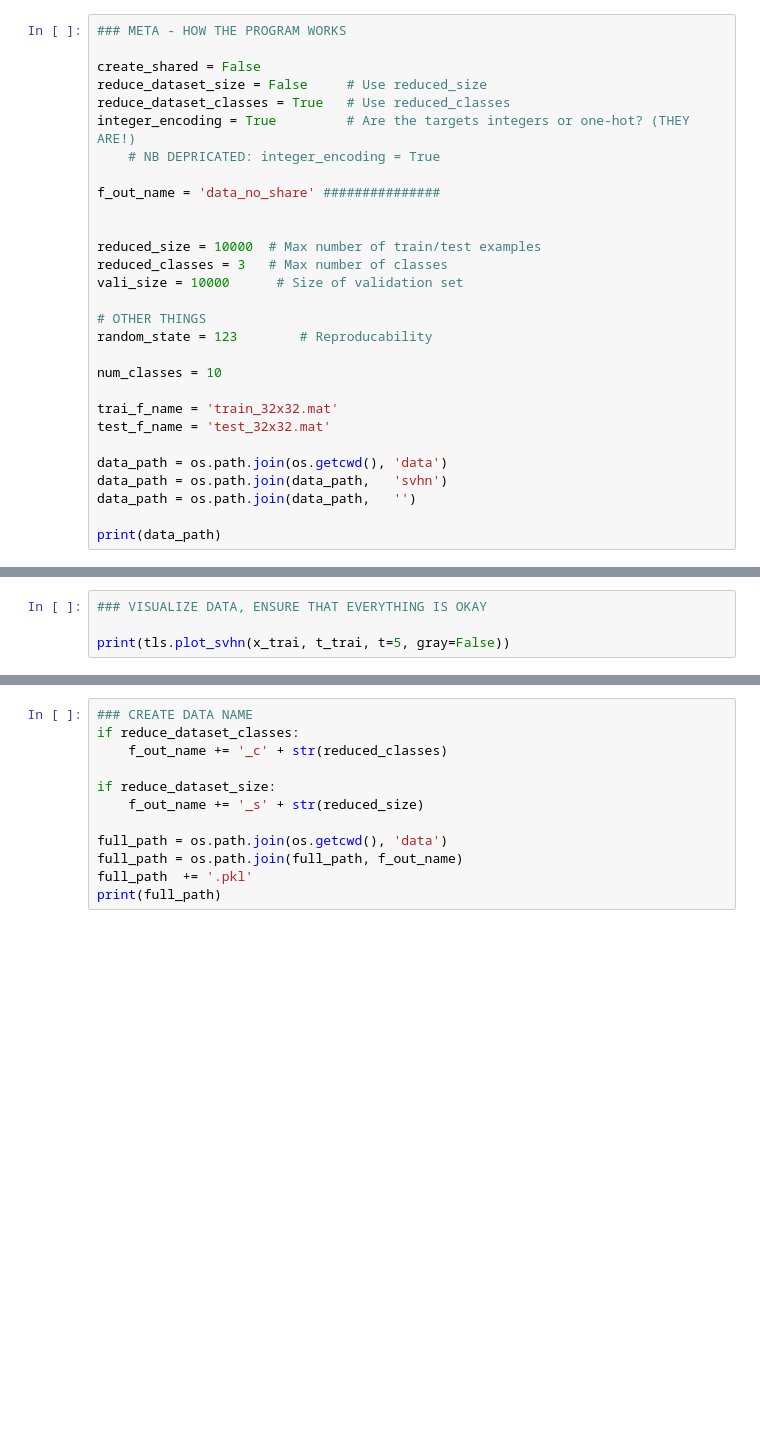
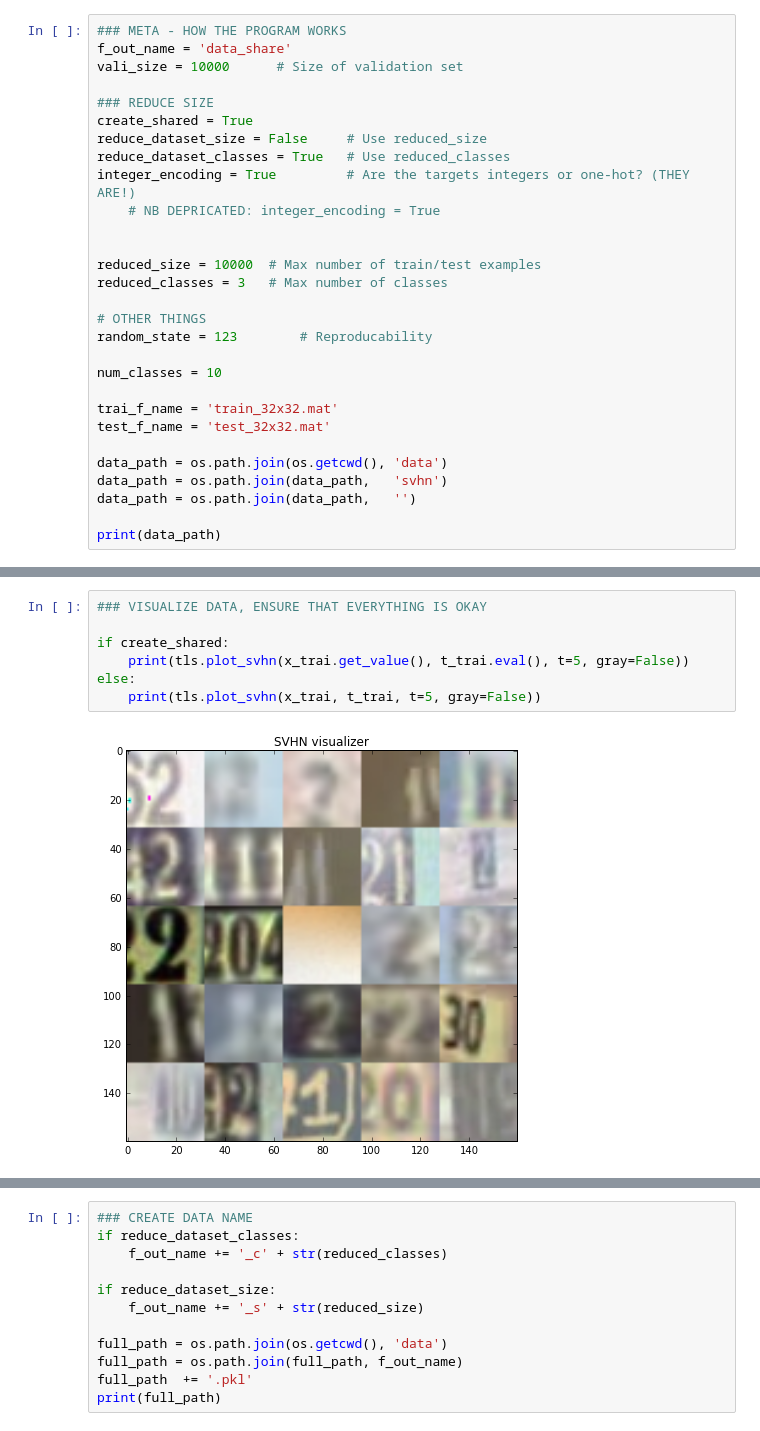
Before and after one commit to Faur/02456-VAE, a Jupyter notebook: svhn/data_handler.ipynb, the cells around one changed output, grey strips where cells are left out. Drawn from its saved outputs; the diff is of its cells as text; blank space fills up the shorter version.

```diff
--- a/svhn/data_handler.ipynb
+++ b/svhn/data_handler.ipynb
@@ -27,18 +31,18 @@ from data_loaders import svhn
 # %%
 ### META - HOW THE PROGRAM WORKS
+f_out_name = 'data_share'
+vali_size = 10000      # Size of validation set
 
-create_shared = False
+### REDUCE SIZE
+create_shared = True
 reduce_dataset_size = False     # Use reduced_size
 reduce_dataset_classes = True   # Use reduced_classes
 integer_encoding = True         # Are the targets integers or one-hot? (THEY ARE!)
     # NB DEPRICATED: integer_encoding = True
 
-f_out_name = 'data_no_share' ###############
-
 
 reduced_size = 10000  # Max number of train/test examples
 reduced_classes = 3   # Max number of classes
-vali_size = 10000      # Size of validation set
 
 # OTHER THINGS
 random_state = 123        # Reproducability
@@ -233,4 +277,9 @@ print('{}, {}'.format(type(x_test), type(t_test)))
 # %%
 ### VISUALIZE DATA, ENSURE THAT EVERYTHING IS OKAY
 
-print(tls.plot_svhn(x_trai, t_trai, t=5, gray=False))
+if create_shared:
+    print(tls.plot_svhn(x_trai.get_value(), t_trai.eval(), t=5, gray=False))
+else:
+    print(tls.plot_svhn(x_trai, t_trai, t=5, gray=False))
+# %% [output]
+[figure, added]
```
Also changed, not shown: parts of 7 cells of this notebook.
